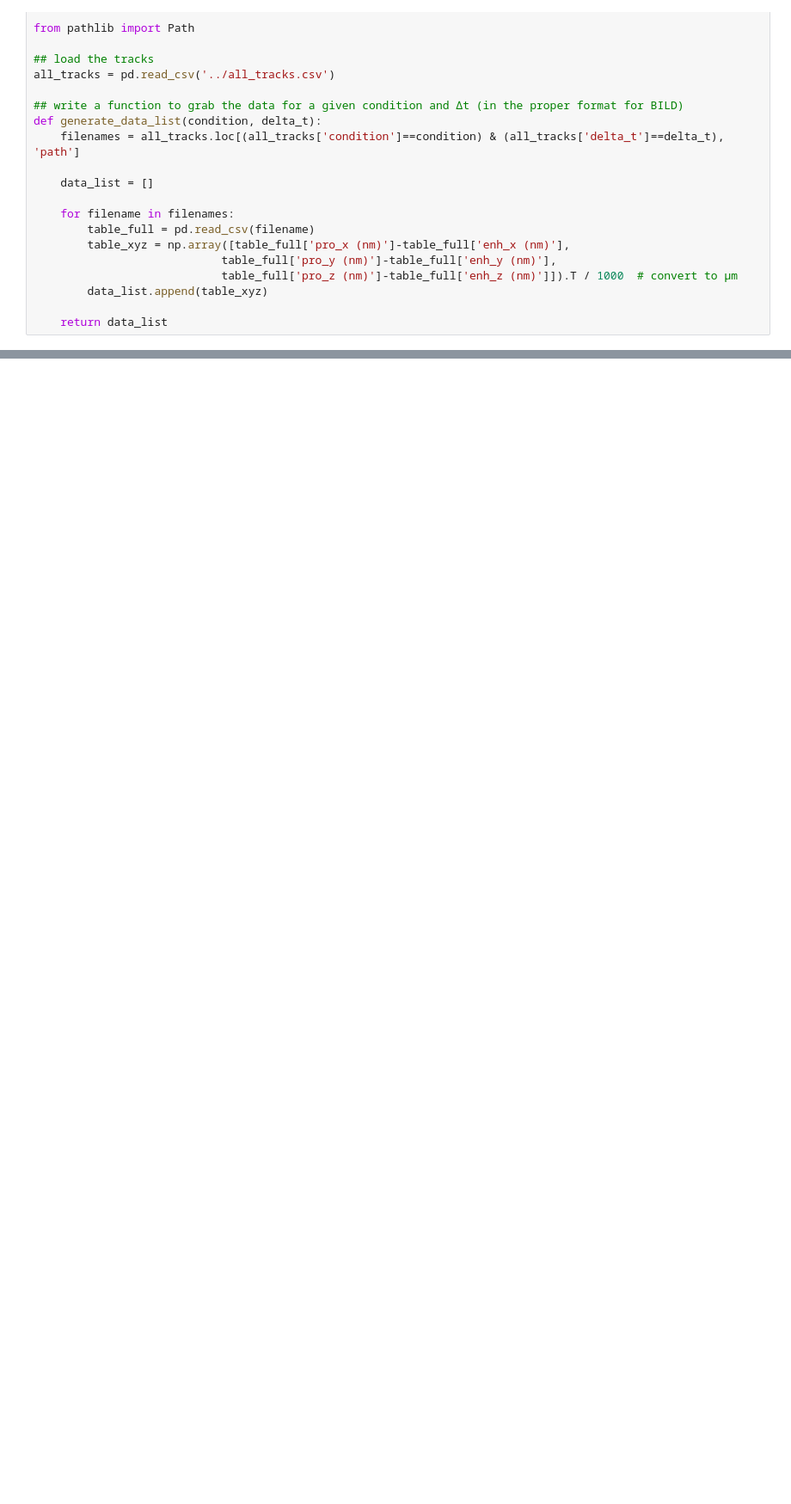
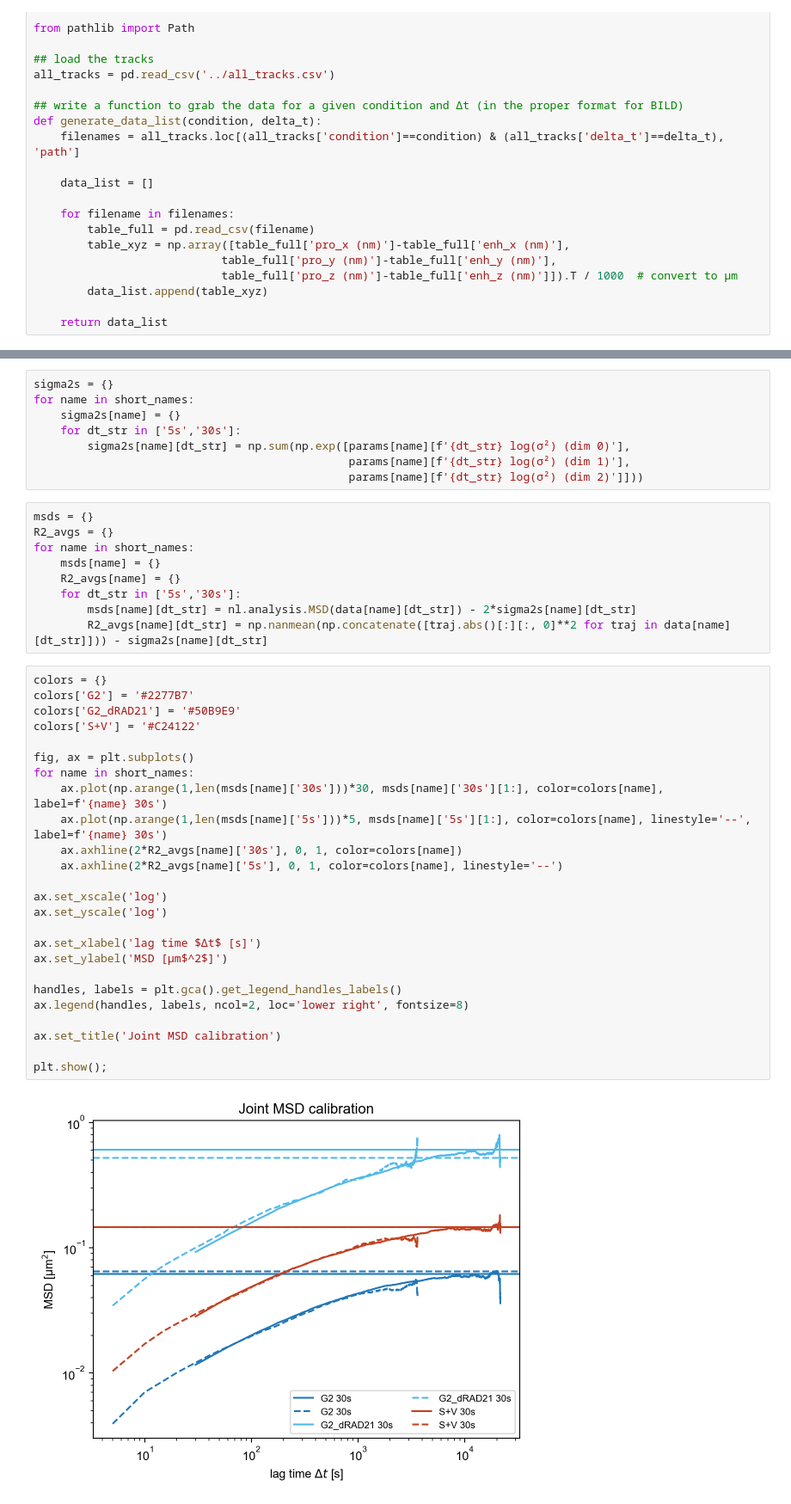
Before and after one commit to jjusuf2/synEP_bild, a Jupyter notebook: calibration/plot_MSDs.ipynb, the cells around one changed output, grey strips where cells are left out. Shown at 86% size. Drawn from its saved outputs; the diff is of its cells as text; blank space fills up the shorter version.

```diff
--- a/calibration/plot_MSDs.ipynb
+++ b/calibration/plot_MSDs.ipynb
@@ -375,0 +88,44 @@ plt.title(f'G2 (340kb 3xCTCF) ∆RAD21, ∆t = 5s\n{len(data_list)} tracks');
+# %%
+sigma2s = {}
+for name in short_names:
+    sigma2s[name] = {}
+    for dt_str in ['5s','30s']:
+        sigma2s[name][dt_str] = np.sum(np.exp([params[name][f'{dt_str} log(σ²) (dim 0)'],
+                                               params[name][f'{dt_str} log(σ²) (dim 1)'],
+                                               params[name][f'{dt_str} log(σ²) (dim 2)']]))
+# %%
+msds = {}
+R2_avgs = {}
+for name in short_names:
+    msds[name] = {}
+    R2_avgs[name] = {}
+    for dt_str in ['5s','30s']:
+        msds[name][dt_str] = nl.analysis.MSD(data[name][dt_str]) - 2*sigma2s[name][dt_str]
+        R2_avgs[name][dt_str] = np.nanmean(np.concatenate([traj.abs()[:][:, 0]**2 for traj in data[name][dt_str]])) - sigma2s[name][dt_str]
+# %%
+colors = {}
+colors['G2'] = '#2277B7'
+colors['G2_dRAD21'] = '#50B9E9'
+colors['S+V'] = '#C24122'
+
+fig, ax = plt.subplots()
+for name in short_names:
+    ax.plot(np.arange(1,len(msds[name]['30s']))*30, msds[name]['30s'][1:], color=colors[name], label=f'{name} 30s')
+    ax.plot(np.arange(1,len(msds[name]['5s']))*5, msds[name]['5s'][1:], color=colors[name], linestyle='--', label=f'{name} 30s')
+    ax.axhline(2*R2_avgs[name]['30s'], 0, 1, color=colors[name])
+    ax.axhline(2*R2_avgs[name]['5s'], 0, 1, color=colors[name], linestyle='--')
+
+ax.set_xscale('log')
+ax.set_yscale('log')
+
+ax.set_xlabel('lag time $∆t$ [s]')
+ax.set_ylabel('MSD [µm$^2$]')
+
+handles, labels = plt.gca().get_legend_handles_labels()
+ax.legend(handles, labels, ncol=2, loc='lower right', fontsize=8)
+
+ax.set_title('Joint MSD calibration')
+
+plt.show();
+# %% [output]
+[figure, added]
```
Also changed, not shown: parts of 11 cells of this notebook, 2 other files.
